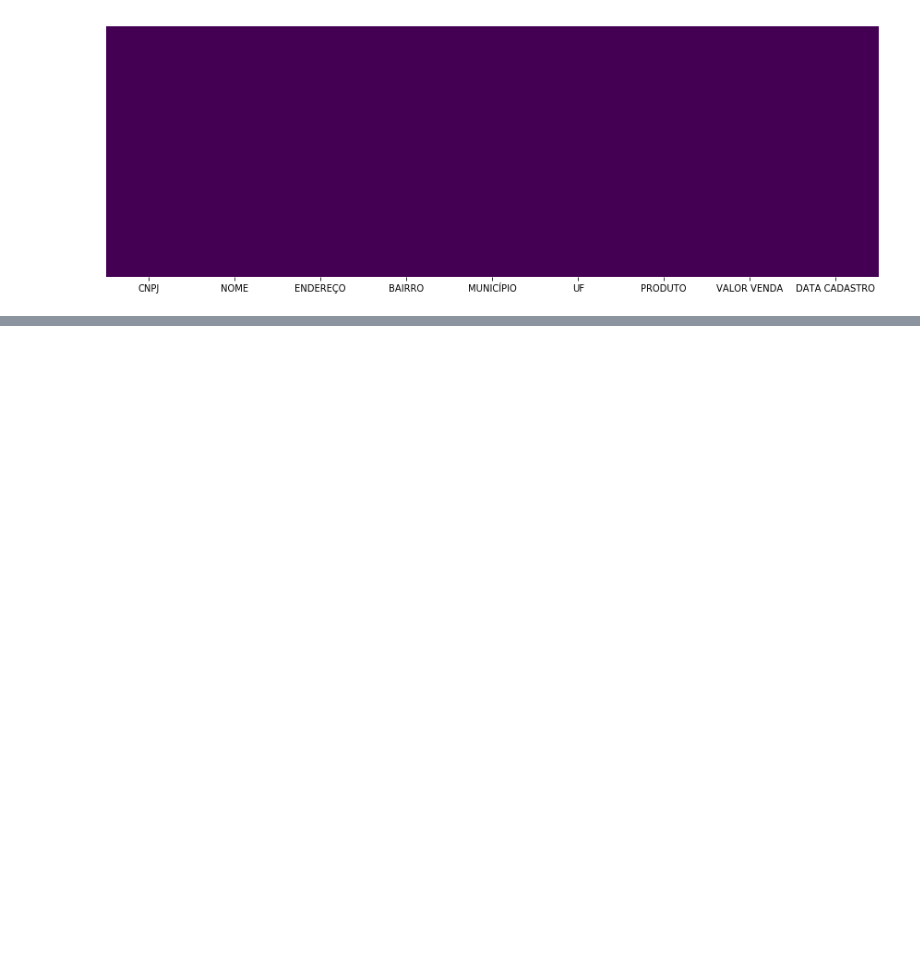
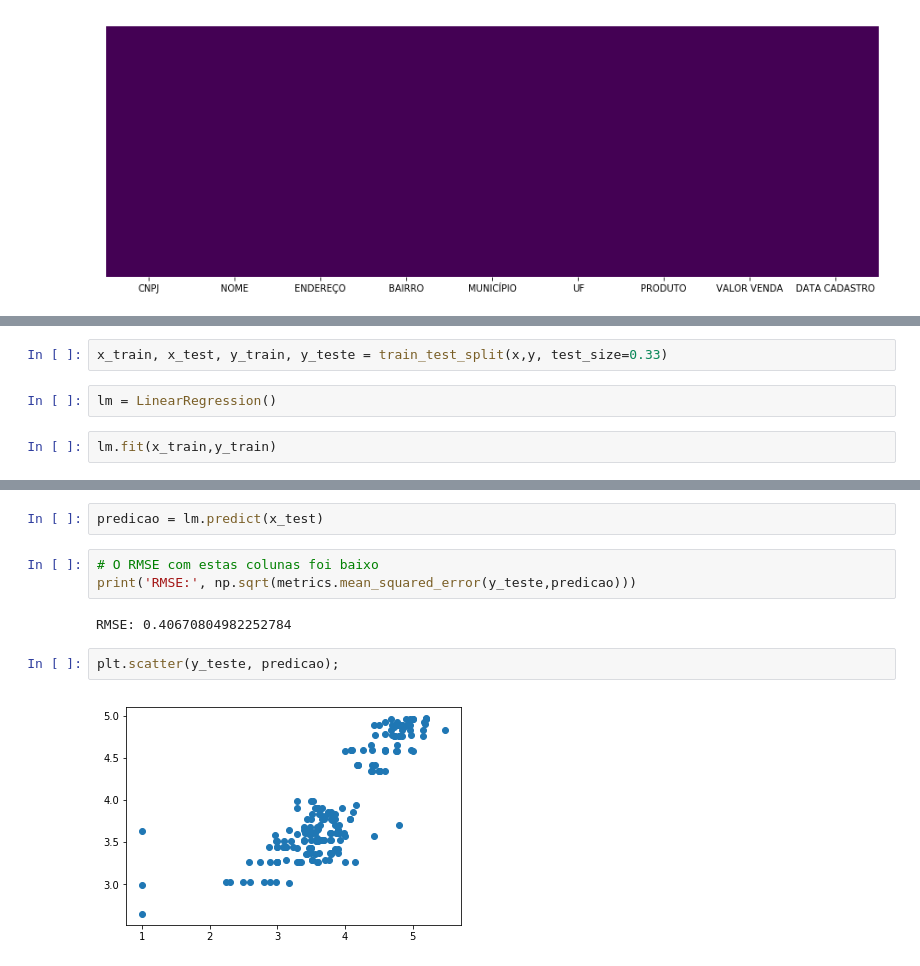
Before and after one commit to vitorioluis/Machine-Learning, a Jupyter notebook: Predicao_preco_combustivel/prever_preco_combustivel.ipynb, the cells around one changed output, grey strips where cells are left out. Drawn from its saved outputs; the diff is of its cells as text; blank space fills up the shorter version.

```diff
--- a/Predicao_preco_combustivel/prever_preco_combustivel.ipynb
+++ b/Predicao_preco_combustivel/prever_preco_combustivel.ipynb
@@ -74,0 +164,6 @@ Name: PRODUTO, dtype: int64
+# %%
+x_train, x_test, y_train, y_teste = train_test_split(x,y, test_size=0.33)
+# %%
+lm = LinearRegression()
+# %%
+lm.fit(x_train,y_train)
@@ -74,0 +198,11 @@ Name: PRODUTO, dtype: int64
+# %%
+predicao = lm.predict(x_test)
+# %%
+# O RMSE com estas colunas foi baixo
+print('RMSE:', np.sqrt(metrics.mean_squared_error(y_teste,predicao)))
+# %% [output]
+RMSE: 0.40670804982252784
+# %%
+plt.scatter(y_teste, predicao);
+# %% [output]
+[figure, added]
```
Also changed, not shown: parts of 18 cells of this notebook, 5 other files.
